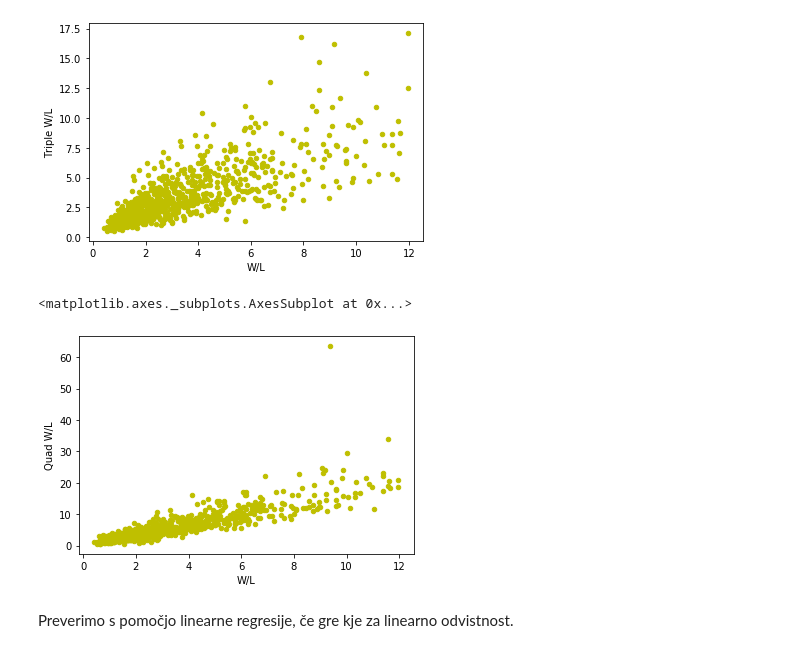
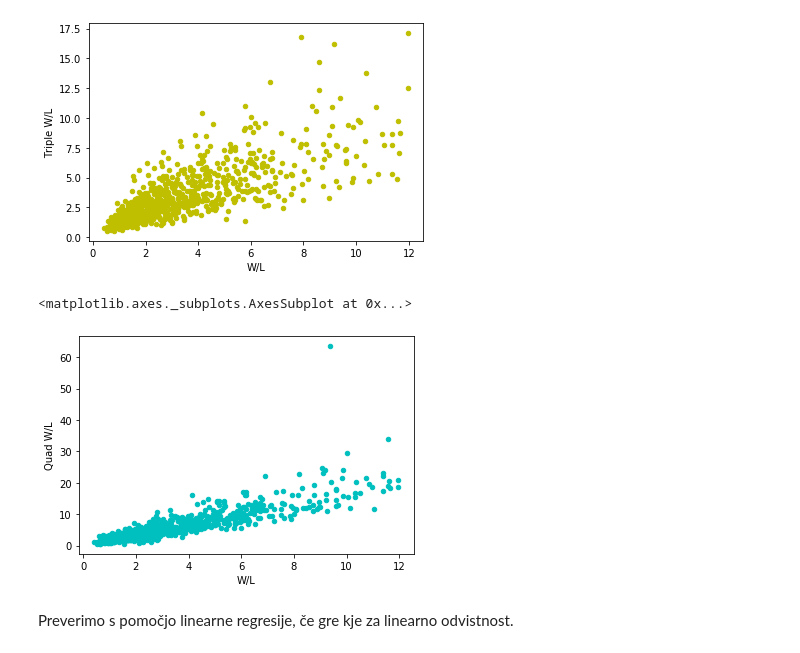
Before and after one commit to grlj/Projektna-naloga-pri-programiranju-1, a Jupyter notebook: analiza.ipynb, the cells around one changed output. Cells and saved outputs as stored; diff of their text form; code cells hidden in the pictures.

```diff
--- a/analiza.ipynb
+++ b/analiza.ipynb
@@ -434,10 +471,10 @@ temp[temp['W/L'] < a[1]].plot(kind='scatter', x='W/L', y='Triple W/L', color='y'
 <matplotlib.axes._subplots.AxesSubplot at 0x...>
 [figure]
 # %%
-temp[temp['W/L'] < a[1]].plot(kind='scatter', x='W/L', y='Quad W/L', color='y')
+temp[temp['W/L'] < a[1]].plot(kind='scatter', x='W/L', y='Quad W/L', color='c')
 # %% [output]
 <matplotlib.axes._subplots.AxesSubplot at 0x...>
-[figure, old version]
+[figure, new version]
 # %% [markdown]
 Preverimo s pomočjo linearne regresije, če gre kje za linearno odvistnost.
 # %%
```
Also changed, not shown: parts of 6 cells of this notebook.
